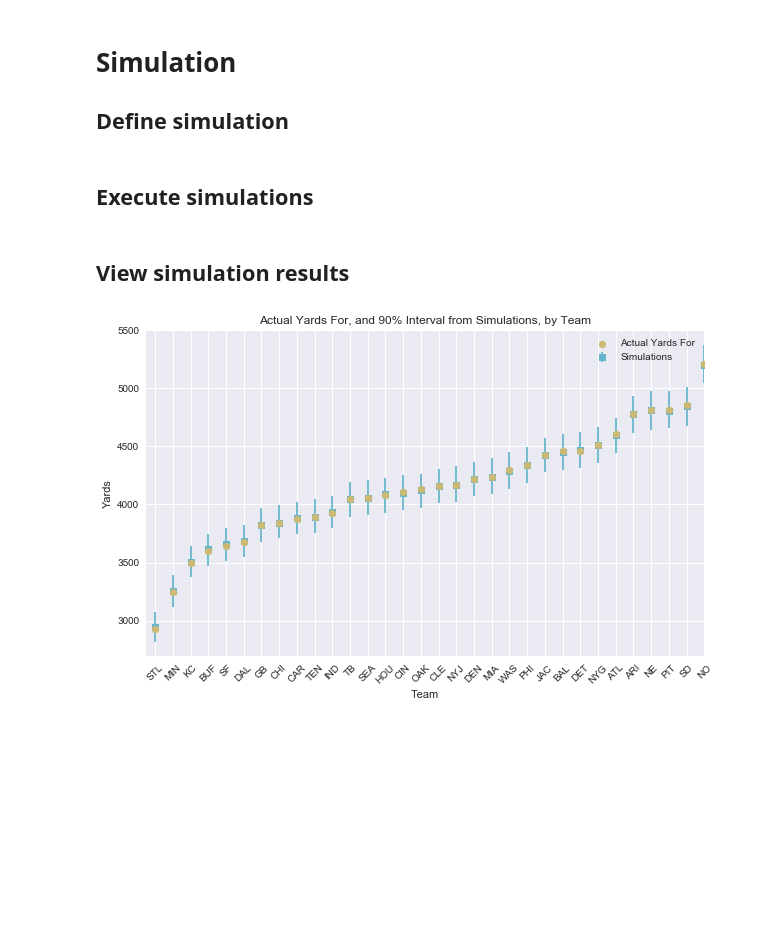
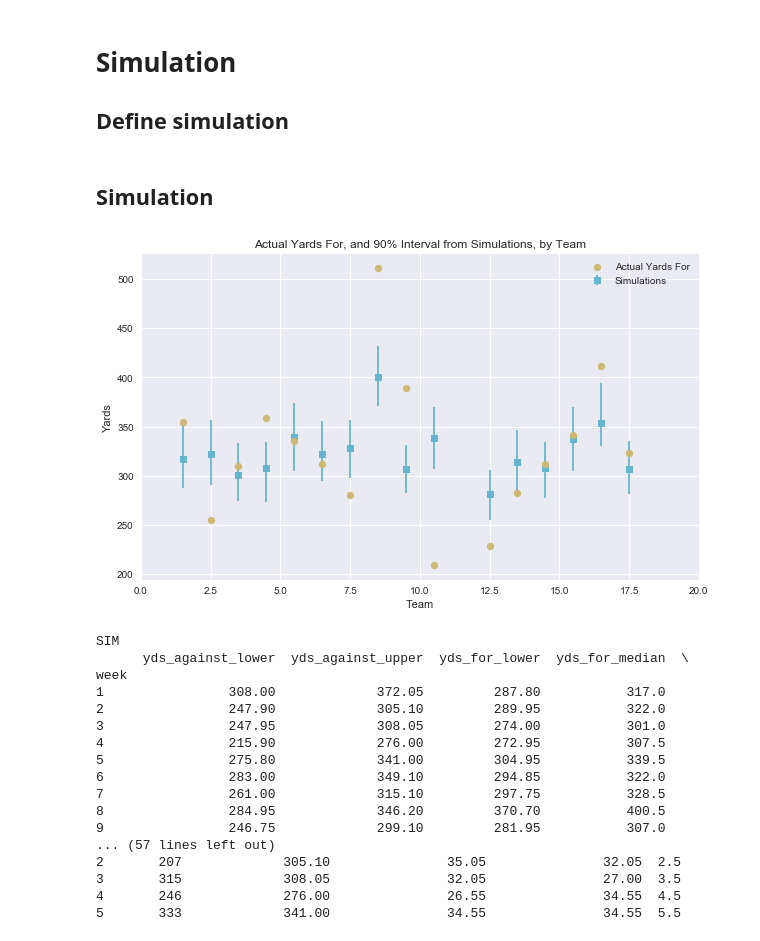
Before and after one commit to edgargalvan/ff, a Jupyter notebook: model/football.ipynb, the cells around one changed output. Drawn from its saved outputs; the diff is of its cells as text; code cells hidden in the pictures; blank space fills up the shorter version.

Commit message:
modify plot to be for a single team

```diff
--- a/model/football.ipynb
+++ b/model/football.ipynb
@@ -258,5 +259,3 @@ def create_team_season_table(i_team, season):
     k = pd.concat([season[['week','gamekey','i_home','i_away']], yf, ya, ta], axis=1)
     k.sort_values(by=['gamekey'], ascending=True, inplace=True)
     return k
-# %% [markdown]
-## Execute simulations
@@ -265,37 +262,68 @@ simuls = simulate_team_seasons('DAL',100)
-# %% [markdown]
-## View simulation results
+# %% [markdown]
+## Simulation
+# %%
+# conduct simulation
+team = 'NO'
+num_simulations = 100
+simuls = simulate_team_seasons(team, num_simulations)
 # %%
-df_observed = create_season_table(df)
-g = simuls.groupby('team')
-season_hdis = pd.DataFrame({'yds_for_lower': g.yf.quantile(.05),
-                            'yds_for_median': g.yf.median(),
-                            'yds_for_upper': g.yf.quantile(.95),
-                            'yds_against_lower': g.ya.quantile(.05),
-                            'yds_against_upper': g.ya.quantile(.95),
+# get true data
+i_team = teams[teams['team']==team]['i'].values[0]
+observed =  df[(df['i_home']==i_team) | (df['i_away']==i_team)]
+observed_table = create_team_season_table(i_team, observed)
+observed_table.set_index(['week'], inplace=True)
+# grab simulation statistics
+g = simuls.groupby('week')
+season_hdis = pd.DataFrame({'yds_for_lower': g.yds_f.quantile(.05),
+                            'yds_for_median': g.yds_f.median(),
+                            'yds_for_upper': g.yds_f.quantile(.95),
+                            'yds_against_lower': g.yds_a.quantile(.05),
+                            'yds_against_upper': g.yds_a.quantile(.95),
 })
-
-season_hdis = pd.merge(season_hdis, df_observed, left_index=True, right_on='team')
-column_order = ['team', 'yds_for_lower', 'yf', 'yds_for_median', 'yds_for_upper',
-                'yds_against_lower', 'ya', 'yds_against_upper',]
-season_hdis = season_hdis[column_order]
 season_hdis['relative_yds_upper'] = season_hdis.yds_for_upper - season_hdis.yds_for_median
 season_hdis['relative_yds_lower'] = season_hdis.yds_for_median - season_hdis.yds_for_lower
-season_hdis = season_hdis.sort_index(by='yf')
-season_hdis = season_hdis.reset_index()
-season_hdis['x'] = season_hdis.index + .5
-season_hdis
-
+season_hdis['x'] = season_hdis.index.get_level_values('week')+.5
+# combine simulation statistics and actual data in one table
+print('SIM')
+print(season_hdis)
+season_hdis = pd.concat([season_hdis, observed_table], axis=1)
+column_order = ['yds_for_lower', 'yds_f', 'yds_for_median', 'yds_for_upper',
+                'yds_against_lower', 'yds_a', 'yds_against_upper',
+                'relative_yds_upper','relative_yds_lower','x']
+season_hdis = season_hdis[column_order]
+# plot
 fig, axs = plt.subplots(figsize=(10,6))
-axs.scatter(season_hdis.x, season_hdis.yf, c=sns.palettes.color_palette()[4], zorder = 10, label='Actual Yards For')
+axs.scatter(season_hdis.x, season_hdis.yds_f, c=sns.palettes.color_palette()[4], zorder = 10, label='Actual Yards For')
 axs.errorbar(season_hdis.x, season_hdis.yds_for_median,
              yerr=(season_hdis[['relative_yds_lower', 'relative_yds_upper']].values).T,
              fmt='s', c=sns.palettes.color_palette()[5], label='Simulations')
 axs.set_title('Actual Yards For, and 90% Interval from Simulations, by Team')
 axs.set_xlabel('Team')
 axs.set_ylabel('Yards')
 axs.set_xlim(0, 20)
 axs.legend()
-_= axs.set_xticks(season_hdis.index + .5)
-_= axs.set_xticklabels(season_hdis['team'].values, rotation=45)
+#_= axs.set_xticks(season_hdis.x)
+#_= axs.set_xticklabels(season_hdis['team_a'].values, rotation=45)
+print('OBSERVED')
+print(observed_table)
+print('RESULTS')
+print(season_hdis.head())
 # %% [output]
-[figure, old version]
+[figure, new version]
+SIM
+      yds_against_lower  yds_against_upper  yds_for_lower  yds_for_median  \
+week
+1                308.00             372.05         287.80           317.0
+2                247.90             305.10         289.95           322.0
+3                247.95             308.05         274.00           301.0
+4                215.90             276.00         272.95           307.5
+5                275.80             341.00         304.95           339.5
+6                283.00             349.10         294.85           322.0
+7                261.00             315.10         297.75           328.5
+8                284.95             346.20         370.70           400.5
+9                246.75             299.10         281.95           307.0
+... (57 lines left out)
+2       207             305.10               35.05               32.05  2.5
+3       315             308.05               32.05               27.00  3.5
+4       246             276.00               26.55               34.55  4.5
+5       333             341.00               34.55               34.55  5.5
```
Also changed, not shown: parts of 5 cells of this notebook.
